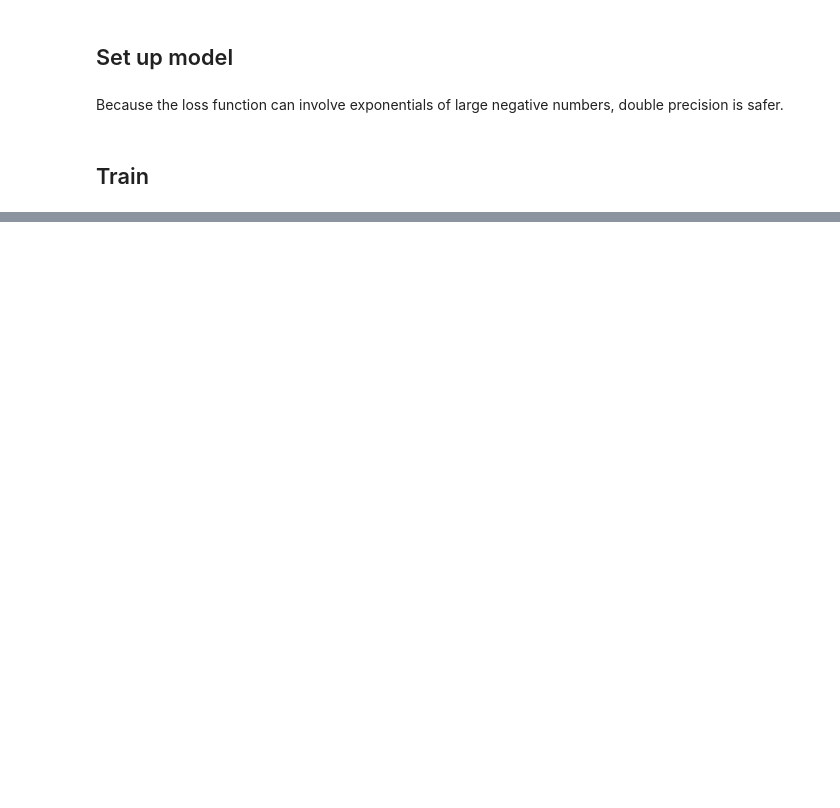
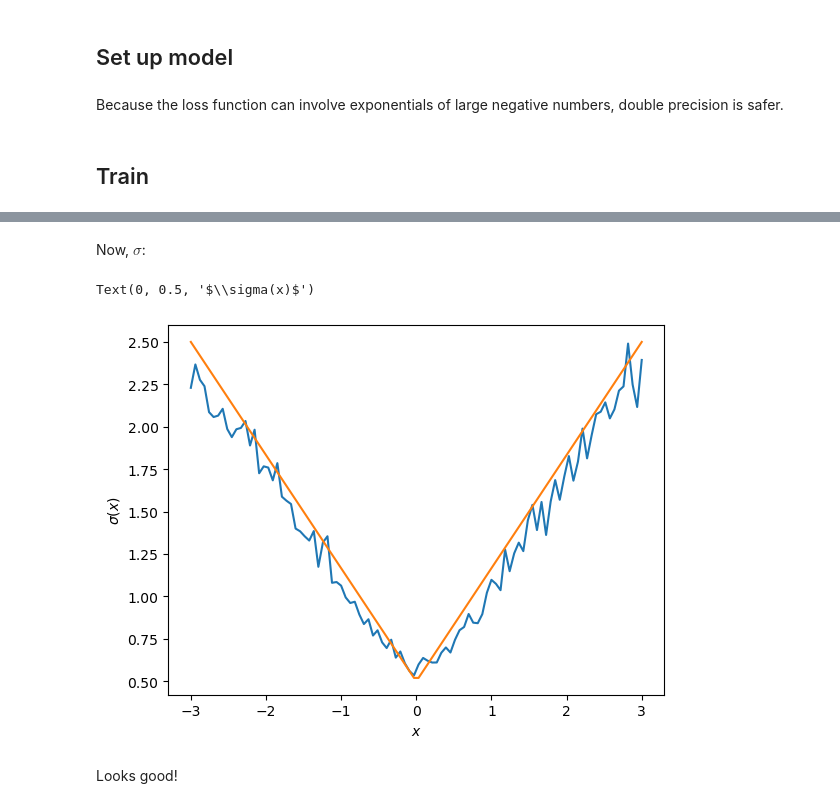
Before and after one commit to aneeshnaik/banyan, a Jupyter notebook: examples/example2_training.ipynb, the cells around one changed output, grey strips where cells are left out. Saved outputs shown, nothing was run; the diff lists cells and outputs as text; code cells hidden in the pictures; blank space fills up the shorter version.

```diff
--- a/examples/example2_training.ipynb
+++ b/examples/example2_training.ipynb
@@ -145,0 +166,13 @@ tensor([[-9.3551e-01],
+# %% [markdown]
+Now, $\sigma$:
+# %%
+sig = np.std(y, axis=-1)
+plt.plot(x, sig)
+plt.plot(x, sig_true(x))
+plt.xlabel(r"$x$")
+plt.ylabel(r"$\sigma(x)$")
+# %% [output]
+Text(0, 0.5, '$\\sigma(x)$')
+[figure, added]
+# %% [markdown]
+Looks good!
```
Also changed, not shown: parts of 15 cells of this notebook.
